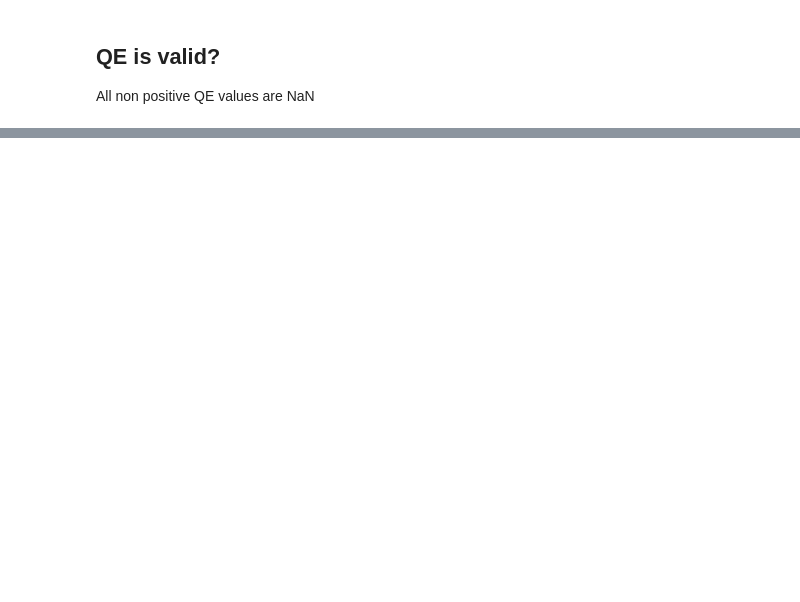
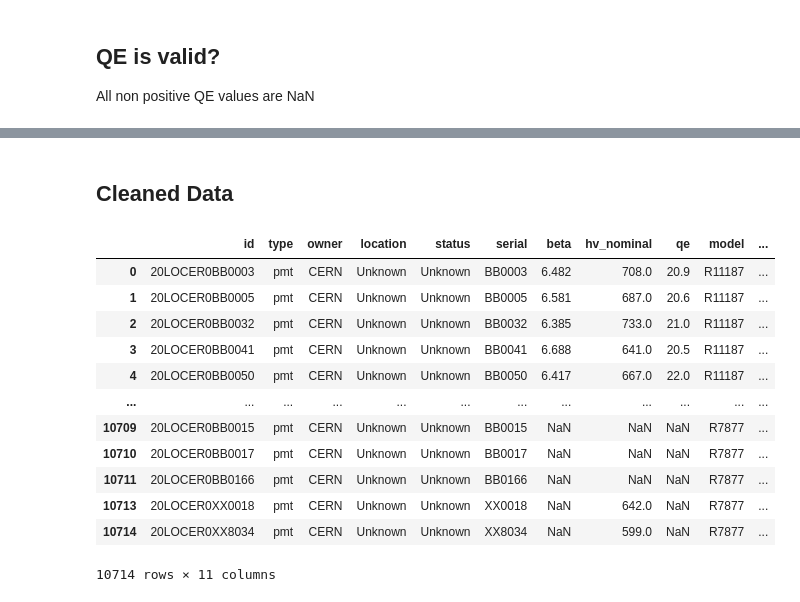
Before and after one commit to gustavolibotte/tilecal-db, a Jupyter notebook: analysis/check_old_pmt.ipynb, the cells around one changed output, grey strips where cells are left out. Saved outputs shown, nothing was run; the diff lists cells and outputs as text; code cells hidden in the pictures; blank space fills up the shorter version.

```diff
--- a/analysis/check_old_pmt.ipynb
+++ b/analysis/check_old_pmt.ipynb
@@ -144,0 +201,3 @@ All non positive QE values are NaN
+# %%
+data.loc[:, 'new_location'] = data['current_location'].str.replace(' ', '_').str.lower()
+data['new_location'].value_counts(dropna=False)
@@ -144,0 +305,3 @@ All non positive QE values are NaN
+# %%
+data['new_status'] = data['component_status'].str.lower().str.replace(' ', '_')
+data['new_status'].value_counts(dropna=False)
@@ -144,0 +392,15 @@ All non positive QE values are NaN
+# %%
+def append_remarks_to_comments(row: pd.Series):
+    remark = row['remark']
+    comment = row['new_comments']
+    if pd.isna(remark):
+        return row
+    elif len(comment) == 0:
+        row['new_comments'] = remark
+    else:
+        row['new_comments'] += ';' + remark
+
+    return row
+# %%
+data = data.apply(append_remarks_to_comments, axis=1)
+data['new_comments'].value_counts()
@@ -144,0 +421,25 @@ All non positive QE values are NaN
+# %% [markdown]
+## Cleaned Data
+# %%
+cleaned_data = data.loc[:, data.columns[data.columns.str.startswith('new')]]
+new_column_names = {
+    old: '_'.join(old.split('_')[1:])
+    for old in cleaned_data.columns
+}
+cleaned_data.rename(new_column_names, axis=1, inplace=True)
+cleaned_data.loc[:, 'id'] = '20LOCER0' + cleaned_data['serial']
+cleaned_data
+# %% [output]
+|  | id | type | owner | location | status | serial | beta | hv_nominal | qe | model | ... |
+| 0 | 20LOCER0BB0003 | pmt | CERN | Unknown | Unknown | BB0003 | 6.482 | 708.0 | 20.9 | R11187 | ... |
+| 1 | 20LOCER0BB0005 | pmt | CERN | Unknown | Unknown | BB0005 | 6.581 | 687.0 | 20.6 | R11187 | ... |
+| 2 | 20LOCER0BB0032 | pmt | CERN | Unknown | Unknown | BB0032 | 6.385 | 733.0 | 21.0 | R11187 | ... |
+| 3 | 20LOCER0BB0041 | pmt | CERN | Unknown | Unknown | BB0041 | 6.688 | 641.0 | 20.5 | R11187 | ... |
+| 4 | 20LOCER0BB0050 | pmt | CERN | Unknown | Unknown | BB0050 | 6.417 | 667.0 | 22.0 | R11187 | ... |
+| ... | ... | ... | ... | ... | ... | ... | ... | ... | ... | ... | ... |
+| 10709 | 20LOCER0BB0015 | pmt | CERN | Unknown | Unknown | BB0015 | NaN | NaN | NaN | R7877 | ... |
+| 10710 | 20LOCER0BB0017 | pmt | CERN | Unknown | Unknown | BB0017 | NaN | NaN | NaN | R7877 | ... |
+| 10711 | 20LOCER0BB0166 | pmt | CERN | Unknown | Unknown | BB0166 | NaN | NaN | NaN | R7877 | ... |
+| 10713 | 20LOCER0XX0018 | pmt | CERN | Unknown | Unknown | XX0018 | NaN | 642.0 | NaN | R7877 | ... |
+| 10714 | 20LOCER0XX8034 | pmt | CERN | Unknown | Unknown | XX8034 | NaN | 599.0 | NaN | R7877 | ... |
+10714 rows × 11 columns
```
Also changed, not shown: parts of 45 cells of this notebook, 3 other files.
